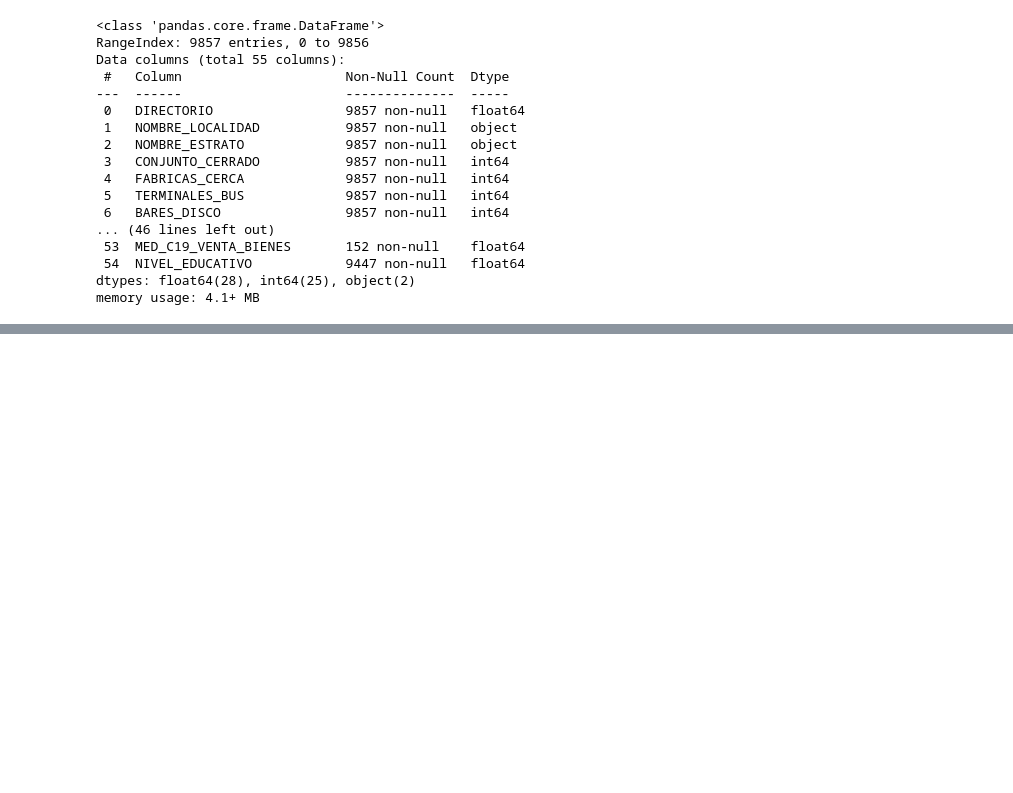
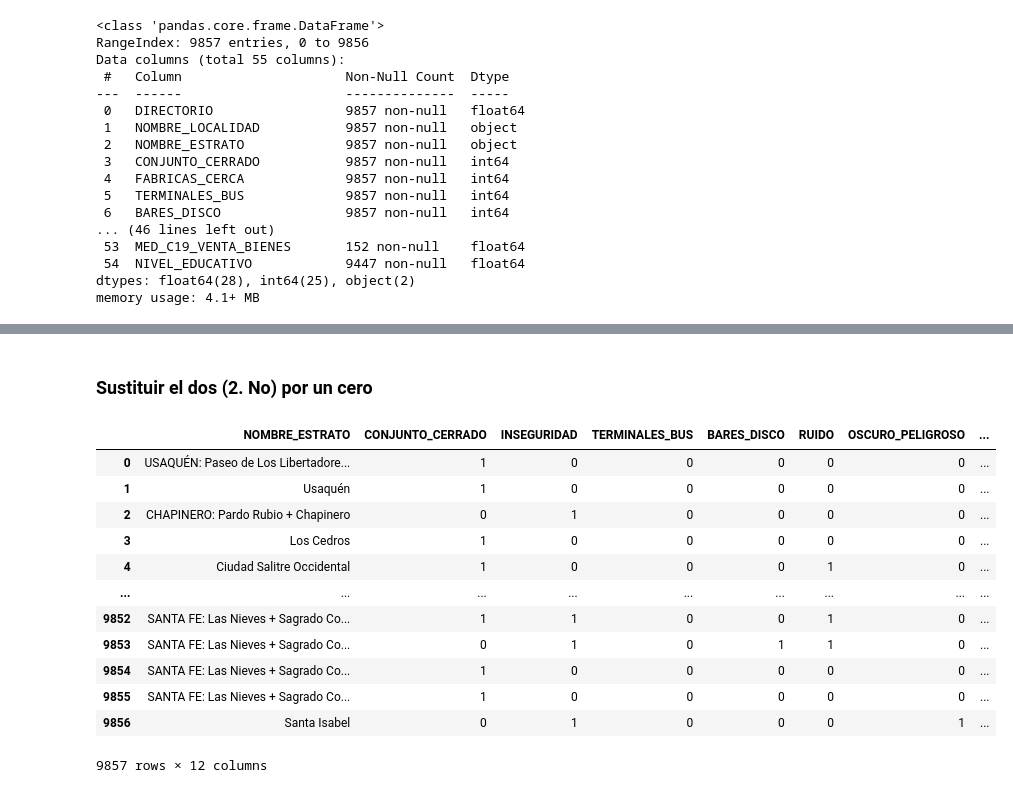
Before and after one commit to doguedogue/pythonic-colab, a Jupyter notebook: rva_dane.ipynb, the cells around one changed output, grey strips where cells are left out. Saved outputs shown, nothing was run; the diff lists cells and outputs as text; code cells hidden in the pictures; blank space fills up the shorter version.

```diff
--- a/rva_dane.ipynb
+++ b/rva_dane.ipynb
@@ -210,0 +223,19 @@ memory usage: 4.1+ MB
+# %% [markdown]
+### Sustituir el dos (2. No) por un cero
+# %%
+datos = datos_dane[['NOMBRE_ESTRATO', 'CONJUNTO_CERRADO','INSEGURIDAD','TERMINALES_BUS','BARES_DISCO','RUIDO','OSCURO_PELIGROSO','SALARIO_MES','TIENE_ESCRITURA','PERDIDA_TRABAJO_C19','PERDIDA_INGRESOS_C19','PLANES_ADQUIRIR_VIVIENDA']].replace(2,0)
+datos
+# %% [output]
+|  | NOMBRE_ESTRATO | CONJUNTO_CERRADO | INSEGURIDAD | TERMINALES_BUS | BARES_DISCO | RUIDO | OSCURO_PELIGROSO | ... |
+| 0 | USAQUÉN: Paseo de Los Libertadore... | 1 | 0 | 0 | 0 | 0 | 0 | ... |
+| 1 | Usaquén | 1 | 0 | 0 | 0 | 0 | 0 | ... |
+| 2 | CHAPINERO: Pardo Rubio + Chapinero | 0 | 1 | 0 | 0 | 0 | 0 | ... |
+| 3 | Los Cedros | 1 | 0 | 0 | 0 | 0 | 0 | ... |
+| 4 | Ciudad Salitre Occidental | 1 | 0 | 0 | 0 | 1 | 0 | ... |
+| ... | ... | ... | ... | ... | ... | ... | ... | ... |
+| 9852 | SANTA FE: Las Nieves + Sagrado Co... | 1 | 1 | 0 | 0 | 1 | 0 | ... |
+| 9853 | SANTA FE: Las Nieves + Sagrado Co... | 0 | 1 | 0 | 1 | 1 | 0 | ... |
+| 9854 | SANTA FE: Las Nieves + Sagrado Co... | 1 | 0 | 0 | 0 | 0 | 0 | ... |
+| 9855 | SANTA FE: Las Nieves + Sagrado Co... | 1 | 0 | 0 | 0 | 0 | 0 | ... |
+| 9856 | Santa Isabel | 0 | 1 | 0 | 0 | 0 | 1 | ... |
+9857 rows × 12 columns
```
Also changed, not shown: parts of 4 cells of this notebook.
